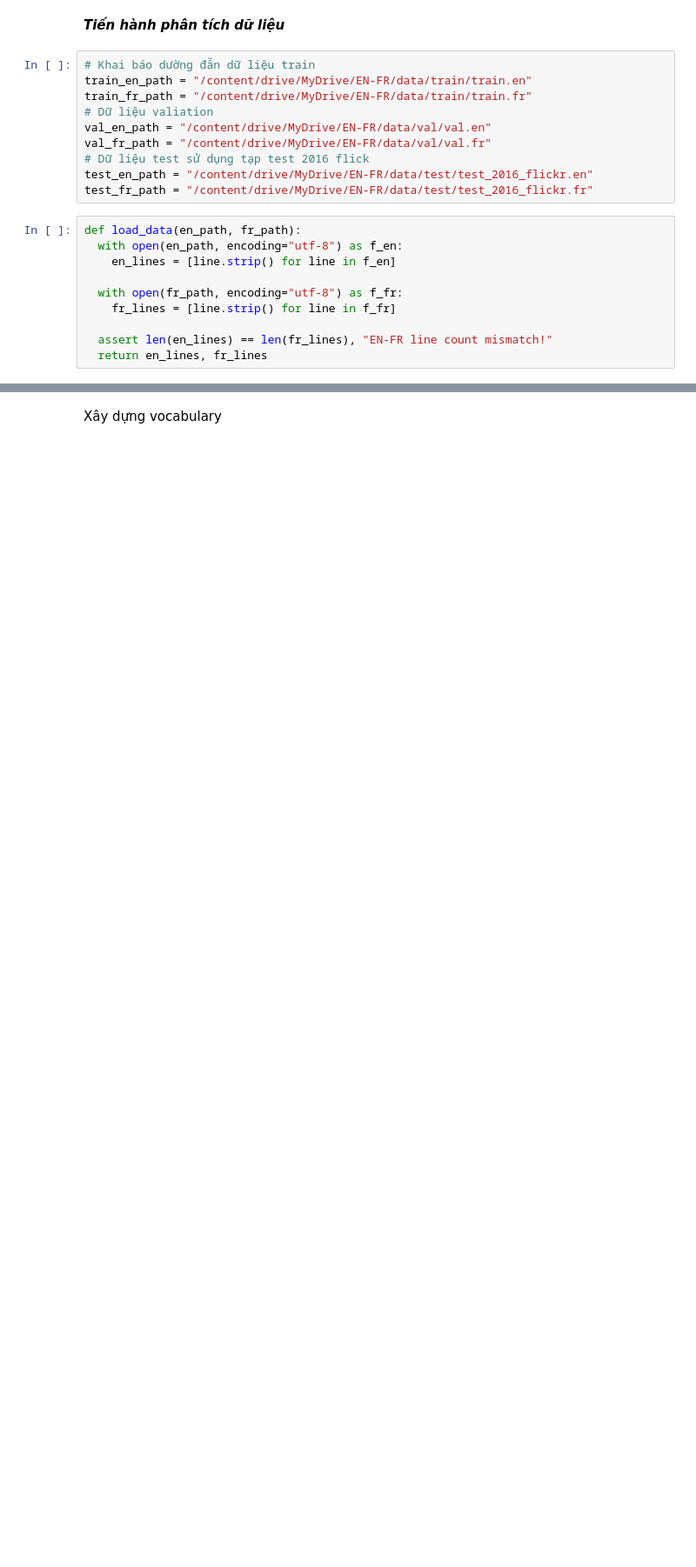
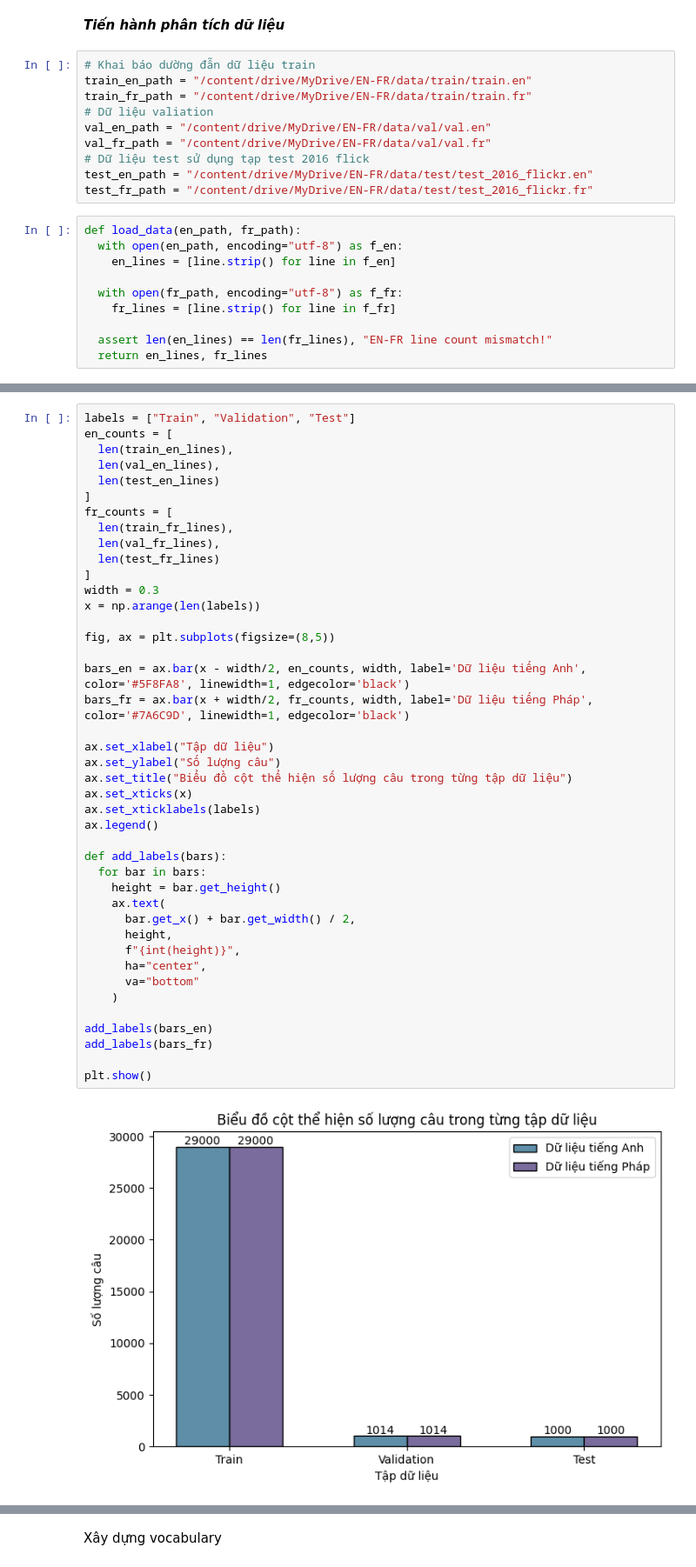
Before and after one commit to Zerldas/Translate-EN-to-FR-Project, a Jupyter notebook: NLP_Project_Translate_EN_to_FR.ipynb, the cells around one changed output, grey strips where cells are left out. Shown at 87% size. Saved outputs shown, nothing was run; the diff lists cells and outputs as text; blank space fills up the shorter version.

```diff
--- a/NLP_Project_Translate_EN_to_FR.ipynb
+++ b/NLP_Project_Translate_EN_to_FR.ipynb
@@ -156,3 +126,47 @@ Tổng: 2000
+# %%
+labels = ["Train", "Validation", "Test"]
+en_counts = [
+  len(train_en_lines),
+  len(val_en_lines),
+  len(test_en_lines)
+]
+fr_counts = [
+  len(train_fr_lines),
+  len(val_fr_lines),
+  len(test_fr_lines)
+]
+width = 0.3
+x = np.arange(len(labels))
+
+fig, ax = plt.subplots(figsize=(8,5))
+
+bars_en = ax.bar(x - width/2, en_counts, width, label='Dữ liệu tiếng Anh', color='#5F8FA8', linewidth=1, edgecolor='black')
+bars_fr = ax.bar(x + width/2, fr_counts, width, label='Dữ liệu tiếng Pháp', color='#7A6C9D', linewidth=1, edgecolor='black')
+
+ax.set_xlabel("Tập dữ liệu")
+ax.set_ylabel("Số lượng câu")
+ax.set_title("Biểu đồ cột thể hiện số lượng câu trong từng tập dữ liệu")
+ax.set_xticks(x)
+ax.set_xticklabels(labels)
+ax.legend()
+
+def add_labels(bars):
+  for bar in bars:
+    height = bar.get_height()
+    ax.text(
+      bar.get_x() + bar.get_width() / 2,
+      height,
+      f"{int(height)}",
+      ha="center",
+      va="bottom"
+    )
+
+add_labels(bars_en)
+add_labels(bars_fr)
+
+plt.show()
+# %% [output]
+[figure, added]
 # %%
 # Xem xét độ dài câu (token)
 def get_lengths(sentences, tokenizer):
```
Also changed, not shown: parts of 13 cells of this notebook.
